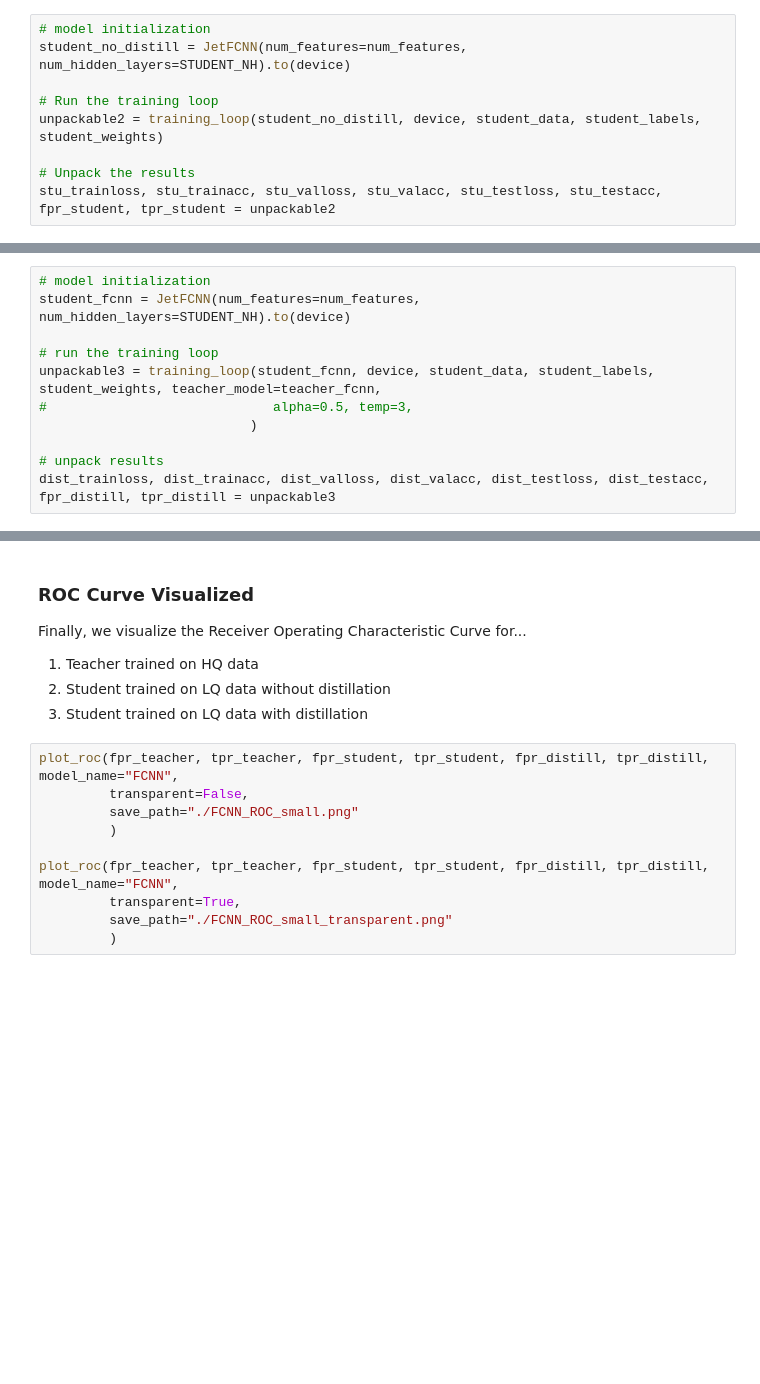
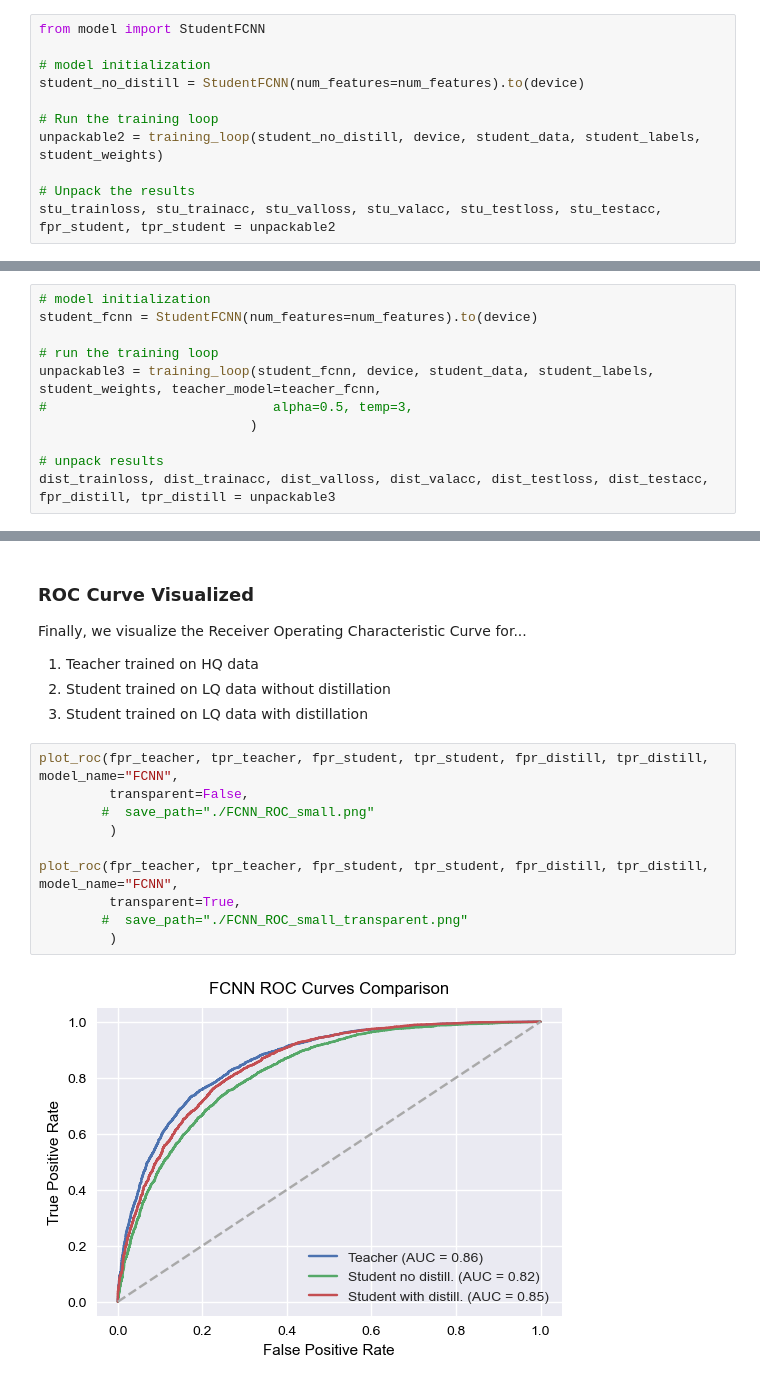
Before and after one commit to baron-de-montblanc/DL-Final-Project, a Jupyter notebook: workbook_FCNN.ipynb, the cells around one changed output, grey strips where cells are left out. Cells and saved outputs as stored; diff of their text form; blank space fills up the shorter version.

```diff
--- a/workbook_FCNN.ipynb
+++ b/workbook_FCNN.ipynb
@@ -258,8 +263,10 @@ Final test loss: 0.4047  Final test acc: 0.8161
 # %% [markdown]
 Next, we want to train our smaller Student model.
 # %%
+from model import StudentFCNN
+
 # model initialization
-student_no_distill = JetFCNN(num_features=num_features, num_hidden_layers=STUDENT_NH).to(device)
+student_no_distill = StudentFCNN(num_features=num_features).to(device)
 
 # Run the training loop
 unpackable2 = training_loop(student_no_distill, device, student_data, student_labels, student_weights)
@@ -280,7 +300,7 @@ We see that the results are a bit worse with the diffused data. Now, it overfits
 ### Transfer Learning from the Teacher to the Student FCNN
 # %%
 # model initialization
-student_fcnn = JetFCNN(num_features=num_features, num_hidden_layers=STUDENT_NH).to(device)
+student_fcnn = StudentFCNN(num_features=num_features).to(device)
 
 # run the training loop
 unpackable3 = training_loop(student_fcnn, device, student_data, student_labels, student_weights, teacher_model=teacher_fcnn,
@@ -309,10 +342,12 @@ Finally, we visualize the Receiver Operating Characteristic Curve for...
 # %%
 plot_roc(fpr_teacher, tpr_teacher, fpr_student, tpr_student, fpr_distill, tpr_distill, model_name="FCNN",
          transparent=False,
-         save_path="./FCNN_ROC_small.png"
+        #  save_path="./FCNN_ROC_small.png"
          )
 
 plot_roc(fpr_teacher, tpr_teacher, fpr_student, tpr_student, fpr_distill, tpr_distill, model_name="FCNN",
          transparent=True,
-         save_path="./FCNN_ROC_small_transparent.png"
+        #  save_path="./FCNN_ROC_small_transparent.png"
          )
+# %% [output]
+[figure, added]
```
Also changed, not shown: parts of 11 cells of this notebook, 3 other files.
